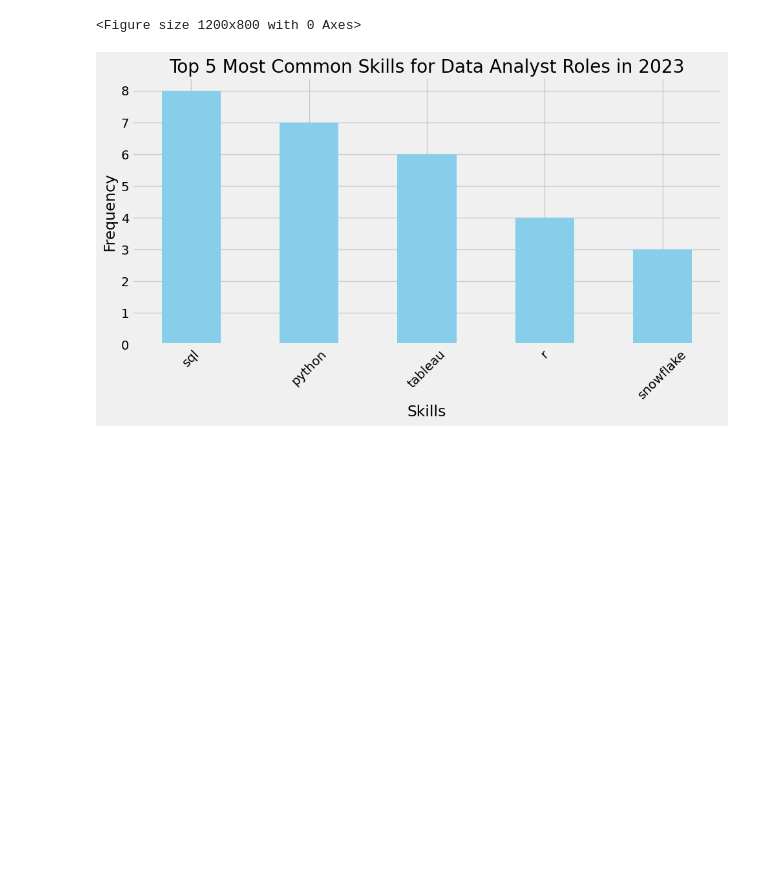
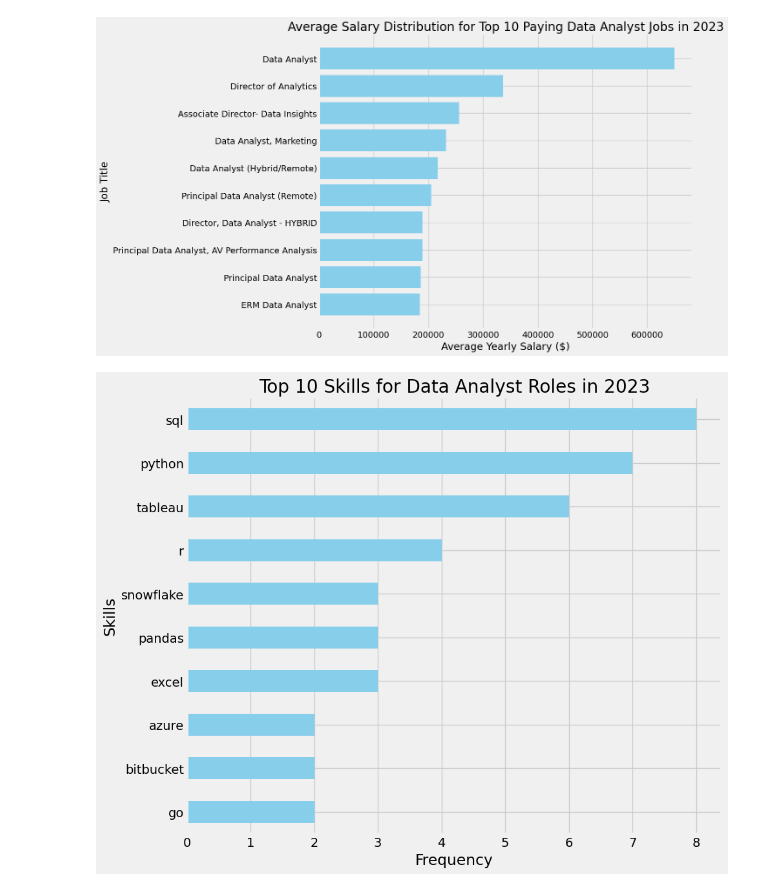
Before and after one commit to colby-k/SQL_Project_Data_Job_Analysis, a Jupyter notebook: data_viz/top_paying_roles_viz.ipynb, the cells around one changed output. Saved outputs shown, nothing was run; the diff lists cells and outputs as text; code cells hidden in the pictures; blank space fills up the shorter version.

```diff
--- a/data_viz/top_paying_roles_viz.ipynb
+++ b/data_viz/top_paying_roles_viz.ipynb
@@ -1,3 +1,34 @@
+# %%
+import pandas as pd
+import matplotlib.pyplot as plt
+
+# Load the dataset
+data = {
+    "job_id": [226942, 547382, 552322, 99305, 1021647, 168310, 731368, 310660, 1749593, 387860],
+    "job_title": [
+        "Data Analyst", "Director of Analytics", "Associate Director- Data Insights",
+        "Data Analyst, Marketing", "Data Analyst (Hybrid/Remote)", "Principal Data Analyst (Remote)",
+        "Director, Data Analyst - HYBRID", "Principal Data Analyst, AV Performance Analysis",
+        "Principal Data Analyst", "ERM Data Analyst"
+    ],
+    "salary_year_avg": [650000.0, 336500.0, 255829.5, 232423.0, 217000.0, 205000.0, 189309.0, 189000.0, 186000.0, 184000.0]
+}
+df = pd.DataFrame(data)
+
+# Sort the DataFrame based on 'salary_year_avg' to get the top paying roles
+df_sorted = df.sort_values('salary_year_avg', ascending=False)
+
+# Create a horizontal bar chart
+plt.figure(figsize=(14, 8))
+plt.barh(df_sorted['job_title'], df_sorted['salary_year_avg'], color='skyblue')
+plt.xlabel('Average Yearly Salary ($)')
+plt.ylabel('Job Title')
+plt.title('Average Salary Distribution for Top 10 Paying Data Analyst Jobs in 2023')
+plt.gca().invert_yaxis()  # Invert y-axis to have the highest salary at the top
+plt.tight_layout()
+plt.show()
+# %% [output]
+[figure, added]
 # %%
 import pandas as pd
 import matplotlib.pyplot as plt
@@ -9,7 +40,7 @@ plt.style.use('fivethirtyeight')
 # Increase the figure size for better readability
 plt.figure(figsize=(12, 8))
 
-df = pd.read_csv(r'C:\Users\colby\OneDrive\Documents\Data Analysis\SQL_Project_Data_Job_Analysis\project_sql\2_top_paying_roles.csv')
+df = pd.read_csv(r'C:\Users\colby\OneDrive\Documents\Data Analysis\SQL_Project_Data_Job_Analysis\data_viz\2_top_paying_roles.csv')
 skills_list = df['skills'].str.split(',').tolist()
 
 
@@ -23,15 +54,27 @@ skills_count = skills_series.value_counts()
 # Apply the FiveThirtyEight style
 style.use('fivethirtyeight')
 
-# Plot the most common skills
-plt.figure(figsize=(10, 6))
-skills_count.head(5).plot(kind='bar', color='skyblue')
-plt.title('Top 5 Most Common Skills for Data Analyst Roles in 2023')
-plt.xlabel('Skills')
-plt.ylabel('Frequency')
-plt.xticks(rotation=45)
+
+import pandas as pd
+import matplotlib.pyplot as plt
+
+# Assuming 'skills_count' is a Series with skills as the index and their counts as values
+# Set the style to 'fivethirtyeight' for aesthetics
+plt.style.use('fivethirtyeight')
+
+# Create a horizontal bar chart
+skills_count.head(10).plot(kind='barh', figsize=(10, 8), color='skyblue')
+
+# Invert the y-axis to have the highest value at the top
+plt.gca().invert_yaxis()
+
+# Set the title and labels
+plt.title('Top 10 Skills for Data Analyst Roles in 2023')
+plt.xlabel('Frequency')
+plt.ylabel('Skills')
+
+# Adjust the layout and show the plot
 plt.tight_layout()
 plt.show()
 # %% [output]
-<Figure size 1200x800 with 0 Axes>
-[figure, old version]
+[figure, new version]
```
Also changed, not shown: parts of 1 cell of this notebook, 7 other files.
